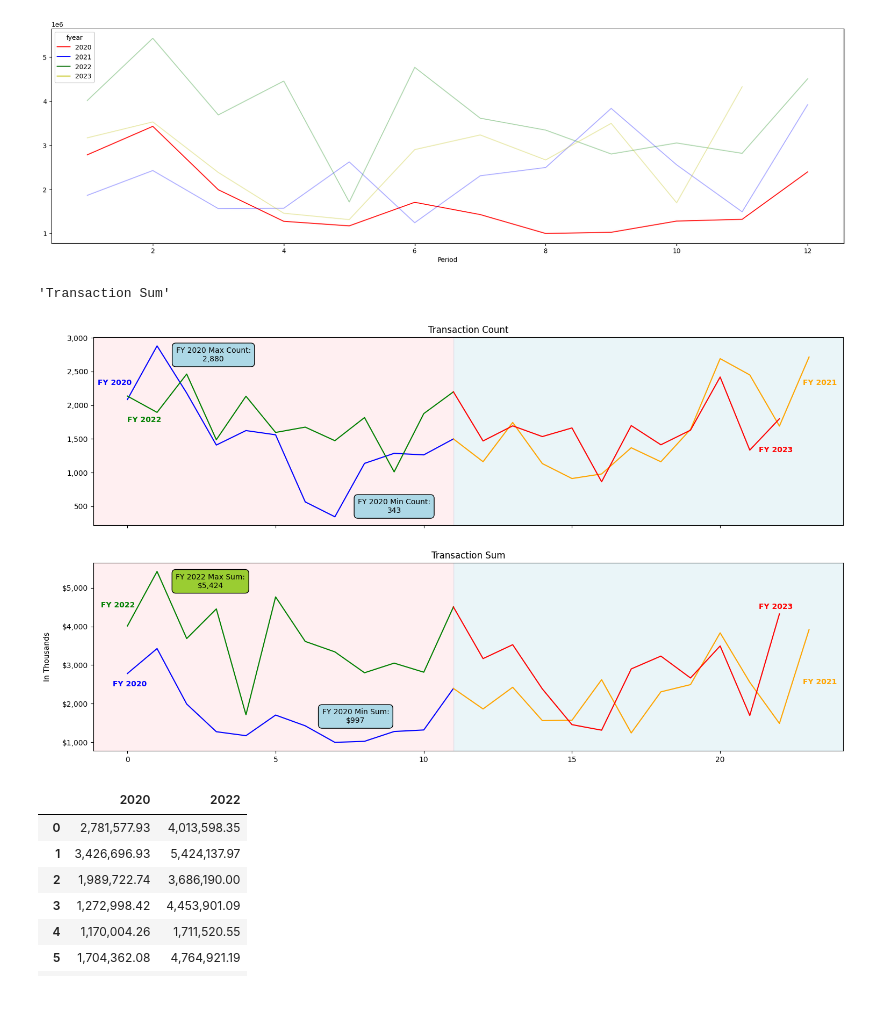
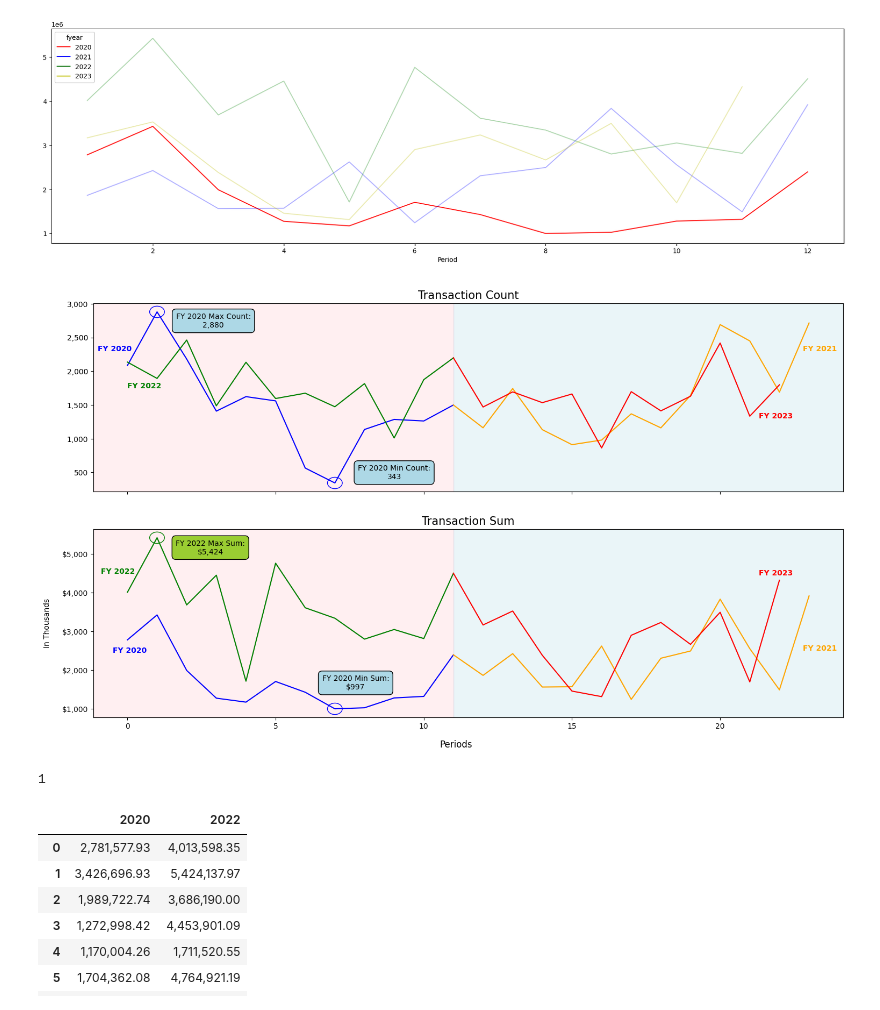
Before and after one commit to lelandjmurrin/Acquisition_Due_Dilligence_Capstone_Project, a Jupyter notebook: GeneralLedgerTxns_EDA.ipynb, the cells around one changed output. Drawn from its saved outputs; the diff is of its cells as text; code cells hidden in the pictures.

Commit message:
Last changes to visualizations for presentation

```diff
--- a/GeneralLedgerTxns_EDA.ipynb
+++ b/GeneralLedgerTxns_EDA.ipynb
@@ -1249,72 +1231,76 @@ def plot_split_graph(df, ax, year, xy, title, format_func):
     min_val_year = df.min().idxmin()
     max_val = format_func(df[max_val_year].max())
     min_val = format_func(df[min_val_year].min())
+    max_val_period = df[max_val_year].idxmax()
+    min_val_period = df[min_val_year].idxmin()
+
     txn_title = f"Transaction {title}"
     color_dict = dict(FY2020 = "blue", FY2021 = "orange", FY2022 = "green", FY2023 = "red")
     color_dict2 = dict(FY2020 = "lightblue", FY2021 = "lightorange", FY2022 = "yellowgreen", FY2023 = "pink")
+    ellipse_height = (df[max_val_year].max() - df[min_val_year].min())/15
 
-    for df, c in zip([df[2020].head(12), df[2020].tail(13), df[2022].head(12), df[2022].tail(13)], color_dict.values()):
-        df.plot(ax = ax, title = txn_title, color = c)
-
-    # df[2020].head(12).plot(ax = ax, title = txn_title, color = color_dict["FY2020"])
-    # df[2020].tail(13).plot(ax = ax, title = txn_title, color = color_dict["FY2021"])
-    # df[2022].head(12).plot(ax = ax, title = txn_title, color = color_dict["FY2022"])
-    # df[2022].tail(13).plot(ax = ax, title = txn_title, color = color_dict["FY2023"])
-
-    ax.add_patch(plt.Rectangle((0,0), 0.48, 1, color = "pink", transform = ax.transAxes, alpha = 0.25))
-    ax.add_patch(plt.Rectangle((0.48,0), 0.52, 1, color = "lightblue", transform = ax.transAxes, alpha = 0.25))
-    ax.annotate(f"FY {max_val_year} Max {title}:\n{max_val}", xy = xy["max"],
+    def add_annotation(text, xy, facecolor):
+        ax.annotate(text,
+                xy = xy,
                 xytext = offset,
                 textcoords = "offset points",
                 ha = "center",
-                bbox = dict(boxstyle = "round, pad = 0.5", facecolor = color_dict2[f"FY{max_val_year}"], alpha = 1)
+                bbox = dict(boxstyle = "round, pad = 0.5", facecolor = facecolor, alpha = 1)
             )
-    ax.annotate(f"FY {min_val_year} Min {title}:\n{min_val}",
-                xy = xy["min"],
-                xytext = offset,
-                textcoords = "offset points",
-                ha = "center",
-                bbox = dict(boxstyle = "round, pad = 0.5", facecolor = color_dict2[f"FY{min_val_year}"], alpha = 1)
-            )
-    ax.annotate("FY 2020", xy = xy["FY2020"], xytext = offset, textcoords = "offset points", weight = "bold", color = "blue")
-    ax.annotate("FY 2022", xy = xy["FY2022"], xytext = offset, textcoords = "offset points", weight = "bold", color = "green")
-    ax.annotate("FY 2021", xy = xy["FY2021"], xytext = offset, textcoords = "offset points", weight = "bold", color = "orange")
-    ax.annotate("FY 2023", xy = xy["FY2023"], xytext = offset, textcoords = "offset points", weight = "bold", color = "red")
 
+    #Generate Lineplots
+    for df_year, c in zip([df[2020].head(12), df[2020].tail(13), df[2022].head(12), df[2022].tail(13)], color_dict.values()):
+        df_year.plot(ax = ax, title = txn_title, color = c, zorder = 3)
+        ax.title.set_size(15)
+    #Add Background Rectangular Patches
+    ax.add_patch(plt.Rectangle((0,0), 0.48, 1, color = "pink", transform = ax.transAxes, alpha = 0.25, zorder = 1))
+    ax.add_patch(plt.Rectangle((0.48,0), 0.52, 1, color = "lightblue", transform = ax.transAxes, alpha = 0.25, zorder = 1))
+    ax.add_patch(Ellipse((max_val_period, df[max_val_year].max()), width = 0.5, height = ellipse_height, fill = False, lw = 1, alpha = 1, color = color_dict[f"FY{max_val_year}"], zorder = 2))
+    ax.add_patch(Ellipse((min_val_period, df[min_val_year].min()), width = 0.5, height = ellipse_height, fill = False, lw = 1, alpha = 1, color = color_dict[f"FY{min_val_year}"], zorder = 2))
+
+    #Add Max/Min Value Annotations
+    add_annotation(f"FY {max_val_year} Max {title}:\n{max_val}", xy["max"], color_dict2[f"FY{max_val_year}"])
+    add_annotation(f"FY {min_val_year} Min {title}:\n{min_val}", xy["min"], color_dict2[f"FY{min_val_year}"])
+
+    #Add Lineplot Label Annotations
+    for label, k in [[f"FY {year}", f"FY{year}"] for year in [2020, 2021, 2022, 2023]]:
+        ax.annotate(label, xy[k], xytext = offset, textcoords = "offset points", weight = "bold", color = color_dict[k])
 
 df_txn_count = (dh.df
     .groupby(["Period", "fyear"])
     .txn_amt
     .count()
     .unstack("fyear")
 )
 
 df_txn_sum = (dh.df
     .groupby(["Period", "fyear"])
     .txn_amt
     .sum()
     .unstack("fyear")
 )
 
 df_2_year_count = pd.concat([df_txn_count[[2020,2022]], df_txn_count[[2021,2023]].set_axis([2020, 2022], axis = 1)]).reset_index(drop = True)
 df_2_year_sum = pd.concat([df_txn_sum[[2020,2022]], df_txn_sum[[2021,2023]].set_axis([2020, 2022], axis = 1)]).reset_index(drop = True)
 
 fig, axs = plt.subplots(nrows = 2, ncols = 1, figsize = (18,10), sharex = True)
 
 xy_count = dict(max = (2.9,2650), min = (9,400), FY2020 = (-1,2300), FY2022 = (0,1750), FY2021 = (22.8,2300), FY2023 = (21.3,1300))
 xy_sum = dict(max = (2.8, 5e6), min = (7.7, 1.5e6), FY2020 = (-0.5,2.45e6), FY2022 = (-0.9,4.5e6), FY2021 = (22.8,2.5e6), FY2023 = (21.3,4.45e6))
 
 plot_split_graph(df_2_year_count, axs[0], 2020, xy_count, "Count", format_count)
 plot_split_graph(df_2_year_sum, axs[1], 2020, xy_sum, "Sum", format_dollars)
 axs[1].yaxis.set_major_formatter(display_in_thousands)
 axs[0].yaxis.set_major_formatter(display_in_counts)
 axs[1].set_ylabel("In Thousands", labelpad = 15)
-axs[1].get_title()
-
-#ax.add_patch(Ellipse((40,1.35e6), width = 6, height = 0.5e6, fill = False, color = "red"))
+plt.gcf().supxlabel("Periods", y = 0.05);
 # %% [output]
-'Transaction Sum'
-[figure, old version]
+[figure, new version]
+# %%
+max_val_year = 2020
+df_2_year_count[max_val_year].idxmax()
+# %% [output]
+1
 # %%
 #TODO JUN 17: Format second plot for in thousands
 df_2_year_sum
```
Also changed, not shown: parts of 6 cells of this notebook, 2 other files.
